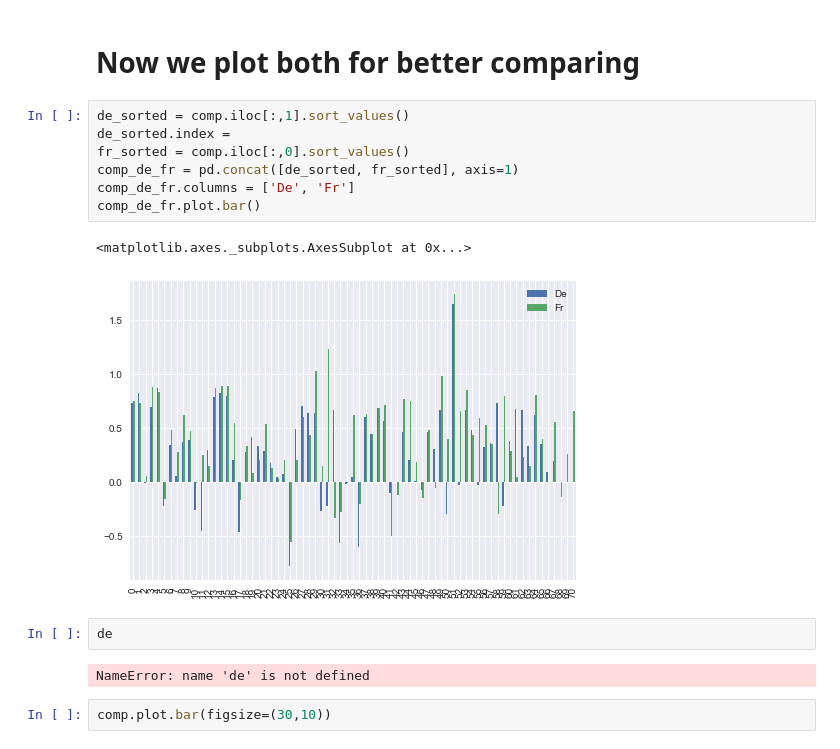
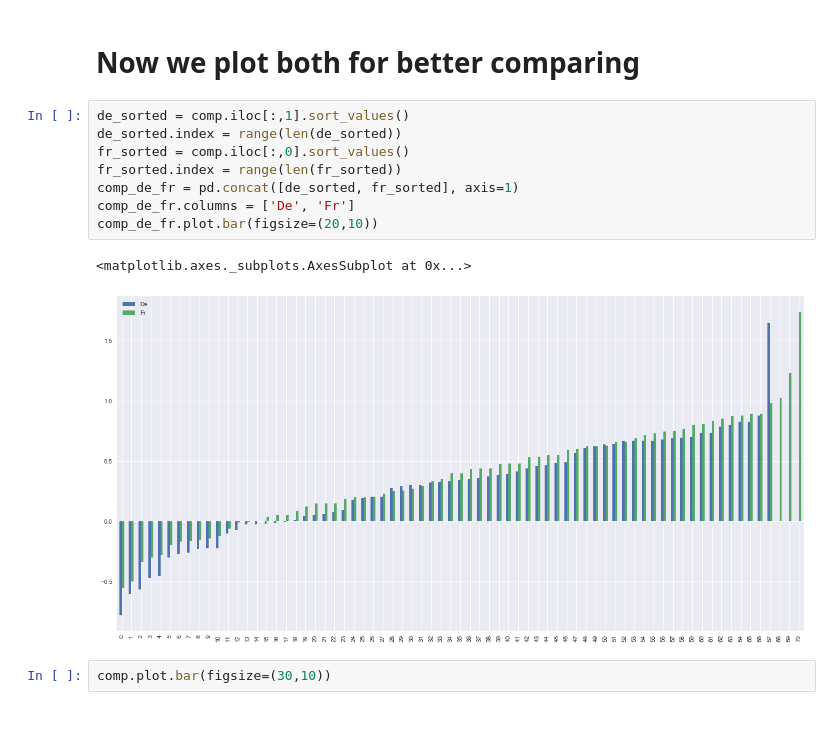
Before and after one commit to aivuk/2030-watch.de, a Jupyter notebook: Comparing countries with 2030 data.ipynb, the cells around one changed output. Cells and saved outputs as stored; diff of their text form; blank space fills up the shorter version.

Commit message:
Adding one more plot

```diff
--- a/Comparing countries with 2030 data.ipynb
+++ b/Comparing countries with 2030 data.ipynb
@@ -177,18 +177,15 @@ ax = comp.iloc[:,1].sort_values().plot.bar(figsize=(20,10))
 # Now we plot both for better comparing
 # %%
 de_sorted = comp.iloc[:,1].sort_values()
-de_sorted.index =
+de_sorted.index = range(len(de_sorted))
 fr_sorted = comp.iloc[:,0].sort_values()
+fr_sorted.index = range(len(fr_sorted))
 comp_de_fr = pd.concat([de_sorted, fr_sorted], axis=1)
 comp_de_fr.columns = ['De', 'Fr']
-comp_de_fr.plot.bar()
+comp_de_fr.plot.bar(figsize=(20,10))
 # %% [output]
 <matplotlib.axes._subplots.AxesSubplot at 0x...>
-[figure, old version]
+[figure, new version]
-# %%
-de
-# %% [output]
-NameError: name 'de' is not defined
 # %%
 comp.plot.bar(figsize=(30,10))
 # %% [output]
```
